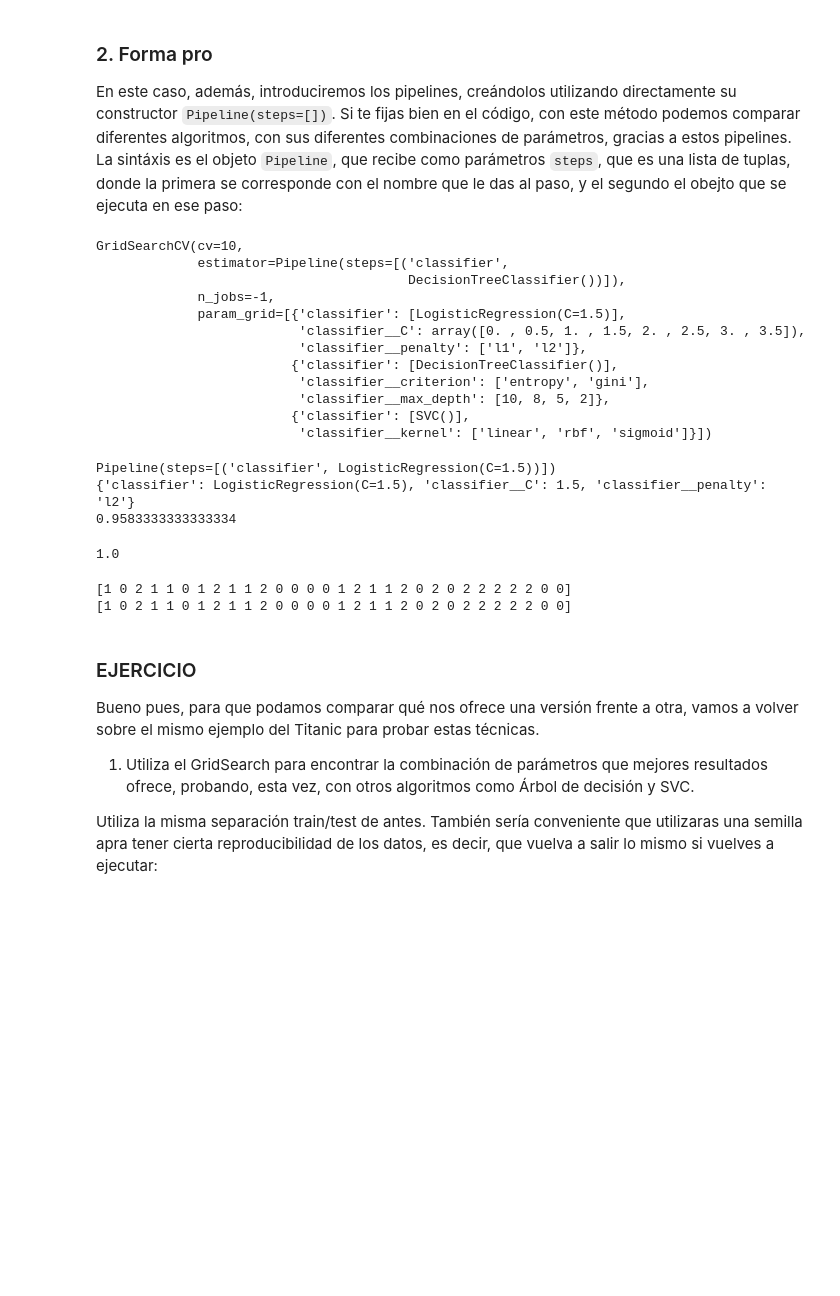
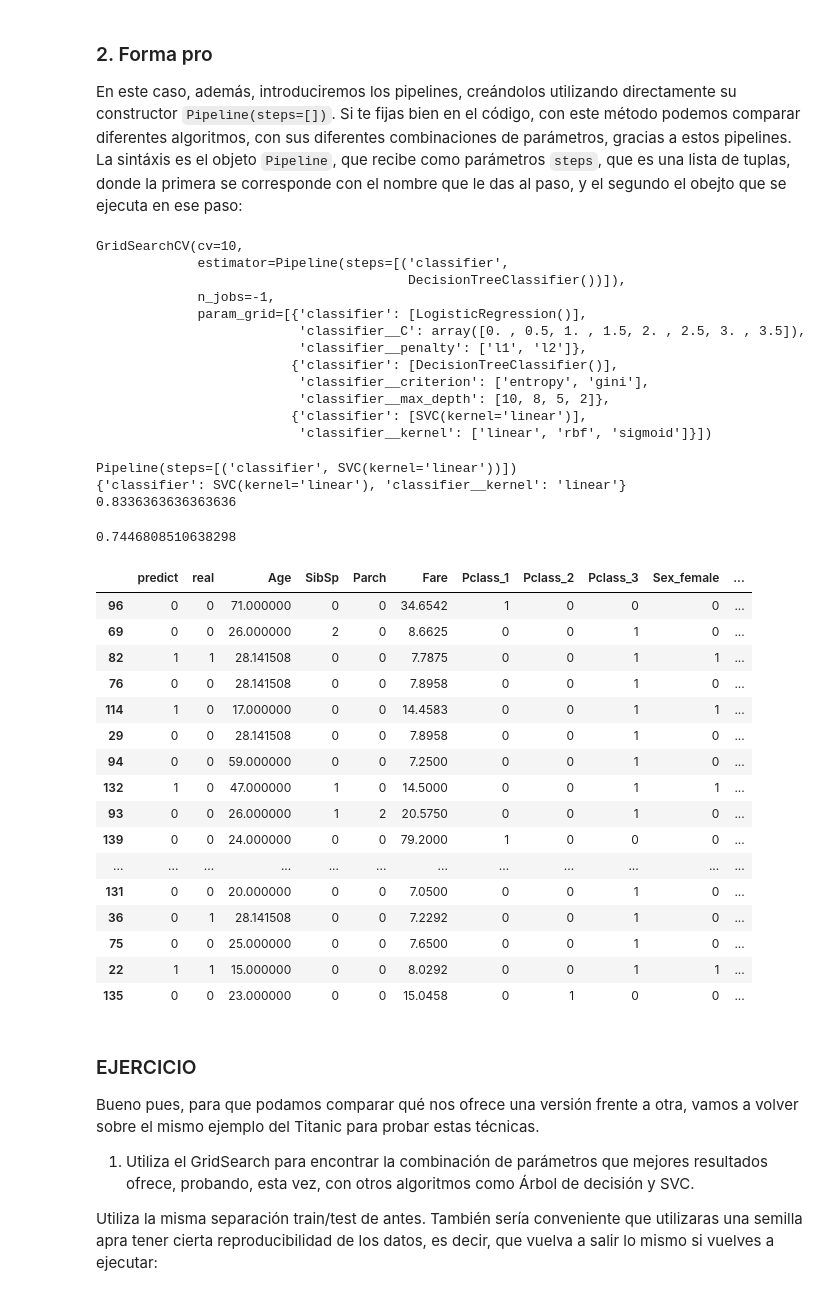
Before and after one commit to franciscocanon-thebridge/bootcamp_thebridge_PTSep20, a Jupyter notebook: Bloque 3 - Machine Learning/01_Supervisado/8-GridSearch & Pipelines/01_Grid_search.ipynb, the cells around one changed output. Drawn from its saved outputs; the diff is of its cells as text; code cells hidden in the pictures; blank space fills up the shorter version.

```diff
--- a/Bloque 3 - Machine Learning/01_Supervisado/8-GridSearch & Pipelines/01_Grid_search.ipynb
+++ b/Bloque 3 - Machine Learning/01_Supervisado/8-GridSearch & Pipelines/01_Grid_search.ipynb
@@ -95,8 +98,8 @@ df['Age'] = df['Age'].fillna(df['Age'].mean())
 # En Pclass, vamos a convertirlo a string para luego hacer el One Hot Encoding.
 df['Pclass'] = df['Pclass'].astype(str)
 # Separamos las variables que podemos utilizar para predecir de la que queremos predecir:
-y_col = 'Sex'
-X_cols = [col for col in df.columns if col not in ['PassengerId', 'Name', 'Ticket', 'Cabin', 'Sex']]
+y_col = 'Survived'
+X_cols = [col for col in df.columns if col not in ['PassengerId', 'Name', 'Ticket', 'Cabin', 'Survived']]
 X = df[X_cols]
 y = df[y_col]
 # Tratamiento categóricas:
@@ -103,0 +112,34 @@ X = pd.get_dummies(X)
+# %%
+X_train, X_test, y_train, y_test = train_test_split(X, y,test_size = 0.3,random_state=42)
+# Creamos modelo:
+modelo_rl = LogisticRegression(max_iter = 20000, penalty='elasticnet', class_weight='balanced', solver='saga')
+# lf = DecisionTreeClassifier()
+#svc = svm.SVC()
+# Definimos parámetros:
+#lr
+parameters = {
+    'C': [0.001, 0.01, 0.1, 0.5, 1, 5, 10, 100],
+    'l1_ratio': [0, 0.25, 0.5, 0.75, 1]
+}
+#clf
+# parameters = {
+#    'criterion': ['gini','entropía'],
+#    'splitter': ['best','random'],
+#    'max_depth': [1, 3, 5, 10],
+#    'random_state': [17]
+# }
+#svc
+#parameters = {
+#    'kernel': ['linear', 'rbf', 'sigmoid'],
+#    'C': [0.001, 0.01, 0.1, 0.5, 1, 5, 10, 100],
+#   'gamma': ['scale', 'auto'],
+#    'coef0': [-10, -1, 0, 0.1, 0.5, 1, 10, 100]
+#}
+# Nos creamos iterador basado en cross validation:
+grid = GridSearchCV(estimator = modelo_rl,
+                   param_grid = parameters,
+                   n_jobs = -1,
+                   scoring = 'accuracy',
+                   cv = 5)
+# Entrenamos sobre train:
+grid.fit(X_train, y_train)
@@ -103,0 +163,3 @@ X = pd.get_dummies(X)
+# %%
+log_reg = LogisticRegression(max_iter=1000)
+log_reg.fit(X_train, y_train)
@@ -132,6 +200,7 @@ svc_params = {
 }
 
 search_space = [logistic_params, decision_tree_params, svc_params]
+# search_space = [logistic_params, decision_tree_params]
 
 grid = GridSearchCV(pipe,
                    search_space,
@@ -143,32 +212,46 @@ GridSearchCV(cv=10,
              estimator=Pipeline(steps=[('classifier',
                                         DecisionTreeClassifier())]),
              n_jobs=-1,
-             param_grid=[{'classifier': [LogisticRegression(C=1.5)],
+             param_grid=[{'classifier': [LogisticRegression()],
                           'classifier__C': array([0. , 0.5, 1. , 1.5, 2. , 2.5, 3. , 3.5]),
                           'classifier__penalty': ['l1', 'l2']},
                          {'classifier': [DecisionTreeClassifier()],
                           'classifier__criterion': ['entropy', 'gini'],
                           'classifier__max_depth': [10, 8, 5, 2]},
-                         {'classifier': [SVC()],
+                         {'classifier': [SVC(kernel='linear')],
                           'classifier__kernel': ['linear', 'rbf', 'sigmoid']}])
 # %%
 print(grid.best_estimator_)
 print(grid.best_params_)
 print(grid.best_score_)
 # %% [output]
-Pipeline(steps=[('classifier', LogisticRegression(C=1.5))])
-{'classifier': LogisticRegression(C=1.5), 'classifier__C': 1.5, 'classifier__penalty': 'l2'}
-0.9583333333333334
+Pipeline(steps=[('classifier', SVC(kernel='linear'))])
+{'classifier': SVC(kernel='linear'), 'classifier__kernel': 'linear'}
+0.8336363636363636
 # %%
 grid.score(X_test, y_test)
 # %% [output]
-1.0
+0.7446808510638298
 # %%
-print(grid.predict(X_test))
-print(y_test)
+pd.DataFrame({'predict': grid.predict(X_test), 'real': y_test}).join(X)
 # %% [output]
-[1 0 2 1 1 0 1 2 1 1 2 0 0 0 0 1 2 1 1 2 0 2 0 2 2 2 2 2 0 0]
-[1 0 2 1 1 0 1 2 1 1 2 0 0 0 0 1 2 1 1 2 0 2 0 2 2 2 2 2 0 0]
+|  | predict | real | Age | SibSp | Parch | Fare | Pclass_1 | Pclass_2 | Pclass_3 | Sex_female | ... |
+| 96 | 0 | 0 | 71.000000 | 0 | 0 | 34.6542 | 1 | 0 | 0 | 0 | ... |
+| 69 | 0 | 0 | 26.000000 | 2 | 0 | 8.6625 | 0 | 0 | 1 | 0 | ... |
+| 82 | 1 | 1 | 28.141508 | 0 | 0 | 7.7875 | 0 | 0 | 1 | 1 | ... |
+| 76 | 0 | 0 | 28.141508 | 0 | 0 | 7.8958 | 0 | 0 | 1 | 0 | ... |
+| 114 | 1 | 0 | 17.000000 | 0 | 0 | 14.4583 | 0 | 0 | 1 | 1 | ... |
+| 29 | 0 | 0 | 28.141508 | 0 | 0 | 7.8958 | 0 | 0 | 1 | 0 | ... |
+| 94 | 0 | 0 | 59.000000 | 0 | 0 | 7.2500 | 0 | 0 | 1 | 0 | ... |
+| 132 | 1 | 0 | 47.000000 | 1 | 0 | 14.5000 | 0 | 0 | 1 | 1 | ... |
+| 93 | 0 | 0 | 26.000000 | 1 | 2 | 20.5750 | 0 | 0 | 1 | 0 | ... |
+| 139 | 0 | 0 | 24.000000 | 0 | 0 | 79.2000 | 1 | 0 | 0 | 0 | ... |
+| ... | ... | ... | ... | ... | ... | ... | ... | ... | ... | ... | ... |
+| 131 | 0 | 0 | 20.000000 | 0 | 0 | 7.0500 | 0 | 0 | 1 | 0 | ... |
+| 36 | 0 | 1 | 28.141508 | 0 | 0 | 7.2292 | 0 | 0 | 1 | 0 | ... |
+| 75 | 0 | 0 | 25.000000 | 0 | 0 | 7.6500 | 0 | 0 | 1 | 0 | ... |
+| 22 | 1 | 1 | 15.000000 | 0 | 0 | 8.0292 | 0 | 0 | 1 | 1 | ... |
+| 135 | 0 | 0 | 23.000000 | 0 | 0 | 15.0458 | 0 | 1 | 0 | 0 | ... |
 # %% [markdown]
 ### EJERCICIO
 
```
Also changed, not shown: parts of 28 cells of this notebook, 5 other files.
